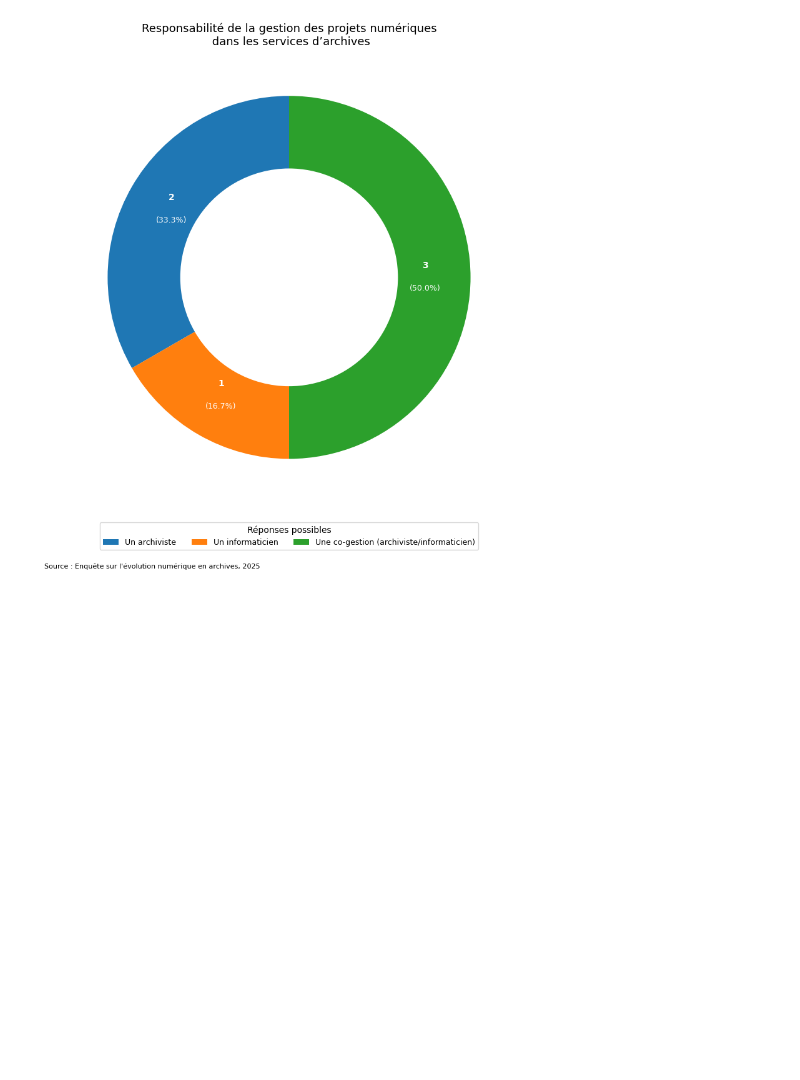
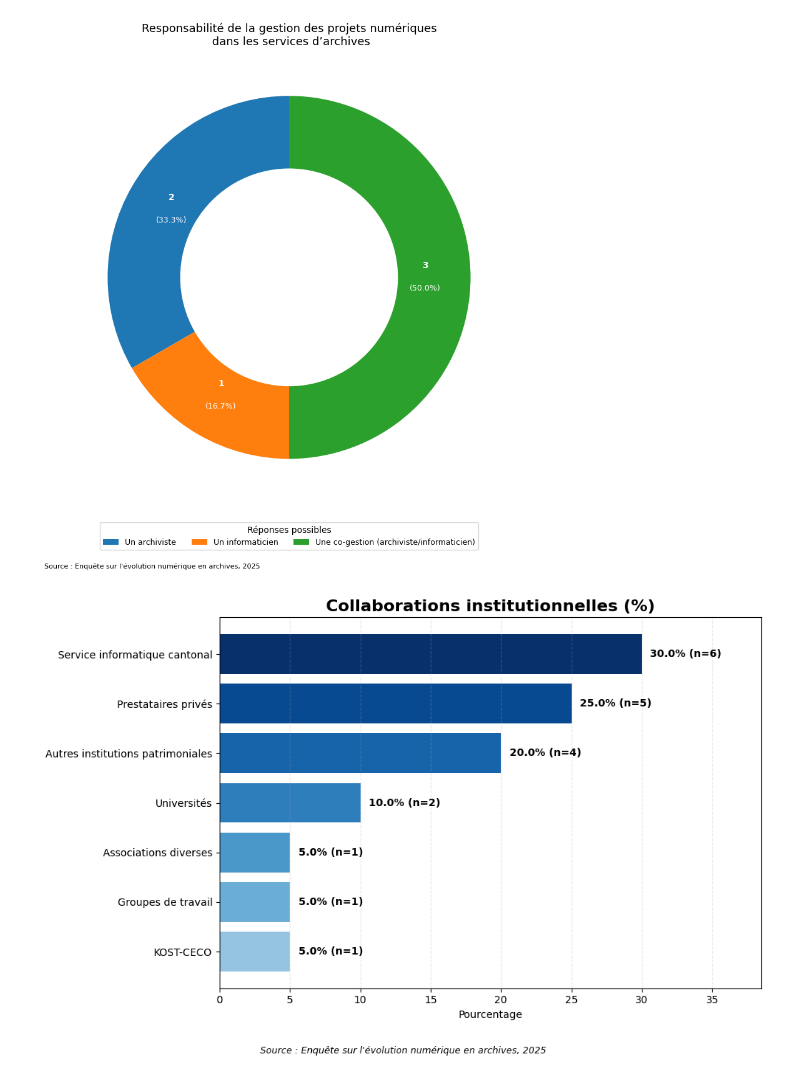
Before and after one commit to Raphix93/Memoire_Master, a Jupyter notebook: Data/data_curation/visualisation_enquête.ipynb, the cells around one changed output. Cells and saved outputs as stored; diff of their text form; code cells hidden in the pictures; blank space fills up the shorter version.

```diff
--- a/Data/data_curation/visualisation_enquête.ipynb
+++ b/Data/data_curation/visualisation_enquête.ipynb
@@ -74,3 +74,77 @@ plt.tight_layout()
 plt.show()
 # %% [output]
 [figure]
+# %%
+# --- Imports ---
+import pandas as pd
+import matplotlib.pyplot as plt
+import numpy as np
+
+def plot_collaborations_barh(
+    file_path="Q16_Collaboration.xlsx",
+    sheet_name="Feuil1",
+    title="Collaborations institutionnelles (%)",
+    source="Source : Enquête sur l'évolution numérique en archives, 2025",
+    show_counts=False,               # Afficher n en plus du %
+    save_png=None                    # e.g. "collaborations_barh.png"
+):
+    # 1) Charger les données
+    df = pd.read_excel(file_path, sheet_name=sheet_name)
+    df = df.loc[:, ~df.columns.astype(str).str.contains("^unnamed", case=False)]
+    target_col = df.columns[0]
+    s = df[target_col].dropna().astype(str).str.strip()
+
+    # 2) Comptage + pourcentages
+    counts = s.value_counts(dropna=False).reset_index()
+    counts.columns = ["Institution", "Occurrences"]
+    counts["Pourcentage"] = counts["Occurrences"] / counts["Occurrences"].sum() * 100
+
+    # 3) Tri ordre croissant
+    counts = counts.sort_values("Pourcentage", ascending=True).reset_index(drop=True)
+
+    # 4) Palette dégradée
+    colors = plt.cm.Blues(np.linspace(0.4, 1, len(counts)))
+
+    # 5) Tracé
+    fig, ax = plt.subplots(figsize=(10, 6))
+    bars = ax.barh(counts["Institution"], counts["Pourcentage"], color=colors, edgecolor="none")
+
+    # 6) Annotations
+    pad = counts["Pourcentage"].max() * 0.02
+    for bar, pct, n in zip(bars, counts["Pourcentage"], counts["Occurrences"]):
+        label = f"{pct:.1f}%"
+        if show_counts:
+            label += f" (n={n})"
+        ax.text(bar.get_width() + pad,
+                bar.get_y() + bar.get_height()/2,
+                label,
+                va="center", ha="left", fontsize=10, weight="bold")
+
+    # 7) Habillage
+    ax.set_title(title, fontsize=16, weight="bold")
+    ax.set_xlabel("Pourcentage")
+    ax.set_xlim(0, counts["Pourcentage"].max() + counts["Pourcentage"].max()*0.25 + 1)
+    ax.grid(axis="x", linestyle="--", alpha=0.3)
+
+    # 8) Ajouter la source sous la figure
+    if source:
+        plt.figtext(0.5, -0.05, source, wrap=True, ha="center", fontsize=9, style="italic")
+
+    plt.tight_layout()
+
+    # 9) Enregistrement optionnel
+    if save_png:
+        plt.savefig(save_png, dpi=300, bbox_inches="tight")
+
+    plt.show()
+    return counts
+
+# --- Utilisation ---
+_ = plot_collaborations_barh(
+    file_path="Q16_Collaboration.xlsx",
+    sheet_name="Feuil1",
+    show_counts=True,
+    save_png=None
+)
+# %% [output]
+[figure, added]
```
Also changed, not shown: parts of 1 cell of this notebook, 5 other files.
